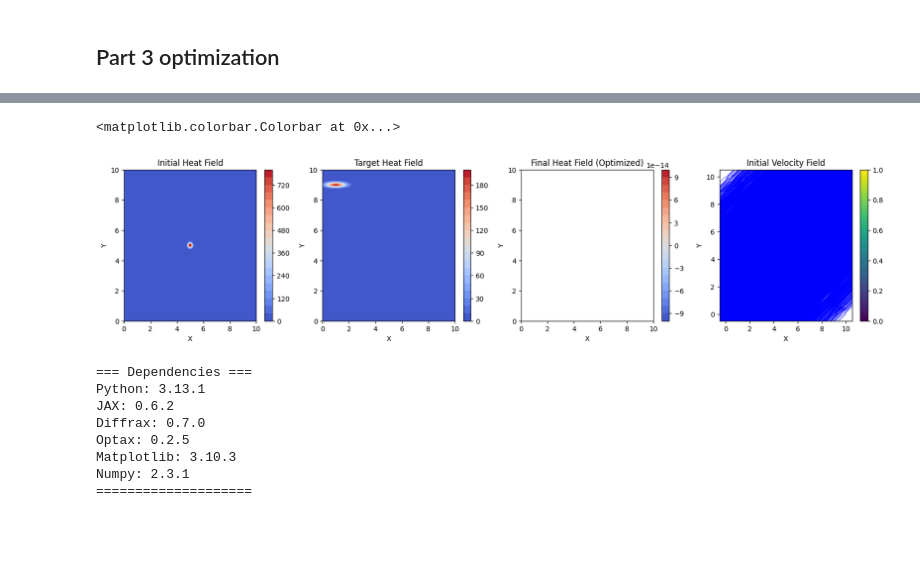
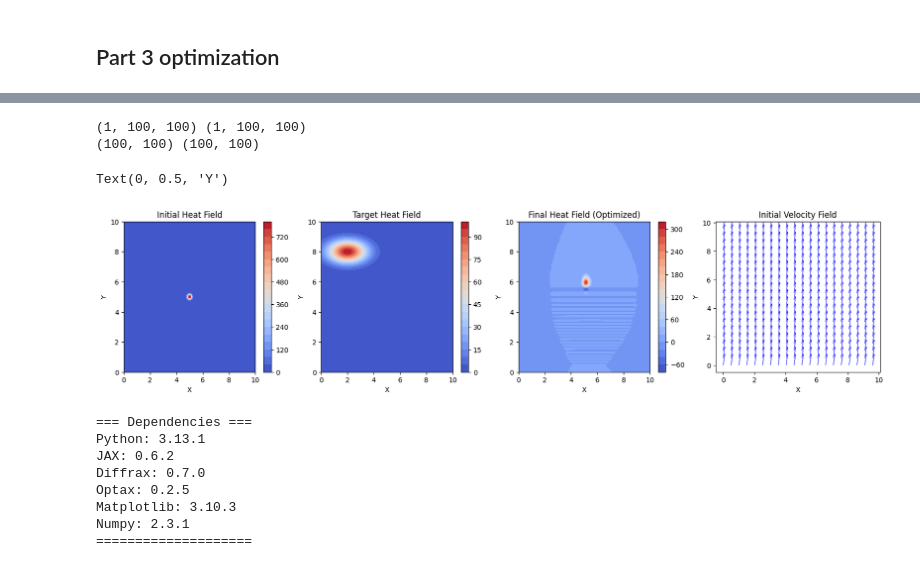
Before and after one commit to jessicakzhang/differential-envopt, a Jupyter notebook: simplified_NS_model/heat_NS_optimization.ipynb, the cells around one changed output, grey strips where cells are left out. Saved outputs shown, nothing was run; the diff lists cells and outputs as text; code cells hidden in the pictures; blank space fills up the shorter version.

Commit message:
debug SWE implementation

```diff
--- a/simplified_NS_model/heat_NS_optimization.ipynb
+++ b/simplified_NS_model/heat_NS_optimization.ipynb
@@ -157,19 +171,19 @@ def simulate(u0, v0, h0, T0, t_end):
     initial_state = (u0, v0, h0, T0)
 
     term = diffrax.ODETerm(shallow_water_rhs)
-    solver = diffrax.Tsit5()
+    solver = diffrax.Dopri5()
 
-    args = (9.81, nu, diffusivity, dx, dy)  # typical g = 9.81 m/s^2
+    args = (g, nu, diffusivity, dx, dy)  # typical g = 9.81 m/s^2
 
     solution = diffrax.diffeqsolve(
         term,
         solver,
         t0=0,
         t1=t_end,
-        dt0=0.01,
+        dt0=dt,
         y0=initial_state,
         args=args,
-        max_steps=10_000,
+        max_steps=1000000,
     )
 
     u_final, v_final, h_final, T_final = solution.ys
@@ -190,11 +204,6 @@ u0 = jnp.zeros_like(X)
 v0 = jnp.zeros_like(X)
 h0 = jnp.ones_like(X)  # flat water depth
 T0 = jnp.array(gaussian, dtype=jnp.float32)
-
-u_final, v_final, h_final, T_final = simulate(u0, v0, h0, T0, t_end=10)
-# Small initial flow
-u0 = jnp.zeros_like(h0)
-v0 = jnp.zeros_like(h0)
 u_final, v_final, h_final, T_final = simulate(u0, v0, h0, T0, t_end=10)
 
 # Plotting
@@ -222,13 +231,13 @@ plt.show()
 ## Part 3 optimization
 # %%
 # New target: shifted + stretched
-x0_target = Lx * 0.1  # Near left border
-y0_target = Ly * 0.9  # Near top border
+x0_target = Lx * 0.2  # Near left border
+y0_target = Ly * 0.8  # Near top border
 
-sigma_x_target = 0.5   # 5× wider in x
-sigma_y_target = 0.1
+sigma_x_target = 1
+sigma_y_target = 0.5
 
-amplitude_target = 1e3 / 5  # Scale down to balance area
+amplitude_target = 1e3 / 10  # Scale down to balance area
 
 T_target = amplitude_target * jnp.exp(-(((X - x0_target) ** 2) / (2 * sigma_x_target ** 2)
       + ((Y - y0_target) ** 2) / (2 * sigma_y_target ** 2))
@@ -245,10 +254,13 @@ T_target stats: 0.0 198.94164
 def loss_fn(u0, v0, h0, T0, T_target):
     u_final, v_final, h_final, T_final = simulate(u0, v0, h0, T0, t_end=10)
 
-    if T_final[0].shape != T_target.shape:
+    jax.debug.print("T_final stats: min={:.2e}, max={:.2e}", jnp.min(T_final), jnp.max(T_final))
+    jax.debug.print("h_final stats: min={:.2e}, max={:.2e}", jnp.min(h_final), jnp.max(h_final))
+
+    if T_final[-1].shape != T_target.shape:
         raise ValueError(f"Shape mismatch: T_final {T_final.shape} vs T_target {T_target.shape}")
 
-    heat_loss = jnp.abs(jnp.mean(T_final[0] - T_target))
+    heat_loss = jnp.mean(jnp.abs(T_final[-1] - T_target))
 
     if jnp.isnan(heat_loss):
         print("NaN in heat loss!")
@@ -320,34 +331,48 @@ Final mean height: nan m
+# %%
+print(u_final.shape, v_final.shape)
+print(u0_opt.shape, v0_opt.shape)
+# %% [output]
+(1, 100, 100) (1, 100, 100)
+(100, 100) (100, 100)
 # %%
 # plotting
 fig, axes = plt.subplots(1, 4, figsize=(20, 4))
 
 im1 = axes[0].contourf(X, Y, T_initial, levels=20, cmap='coolwarm')
 axes[0].set_title('Initial Heat Field')
 axes[0].set_xlabel('X')
 axes[0].set_ylabel('Y')
 plt.colorbar(im1, ax=axes[0])
 
 im2 = axes[1].contourf(X, Y, T_target, levels=20, cmap='coolwarm')
 axes[1].set_title('Target Heat Field')
 axes[1].set_xlabel('X')
 axes[1].set_ylabel('Y')
 plt.colorbar(im2, ax=axes[1])
 
 im3 = axes[2].contourf(X, Y, T_final_opt[0], levels=20, cmap='coolwarm')
 axes[2].set_title('Final Heat Field (Optimized)')
 axes[2].set_xlabel('X')
 axes[2].set_ylabel('Y')
 plt.colorbar(im3, ax=axes[2])
 
 # Row 2: initial velocity fields
-im4 = axes[3].quiver(X, Y, u0_opt, v0_opt, color='blue', scale=1e-2)
+# Subsample every nth point
+step = 5  # or 3, 4 — adjust for fewer arrows
+
+# Use slicing
+X_sub = X[::step, ::step]
+Y_sub = Y[::step, ::step]
+u_sub = u_final[0][::step, ::step]
+v_sub = v_final[0][::step, ::step]
+
+im4 = axes[3].quiver(X_sub, Y_sub, u_sub, v_sub, color='blue', scale=1.5)
 axes[3].set_title('Initial Velocity Field')
 axes[3].set_xlabel('X')
 axes[3].set_ylabel('Y')
-plt.colorbar(im4, ax=axes[3])
 # %% [output]
-<matplotlib.colorbar.Colorbar at 0x...>
+Text(0, 0.5, 'Y')
-[figure, old version]
+[figure, new version]
 # %%
 import sys
 
```
Also changed, not shown: parts of 6 cells of this notebook, 1 other file.
